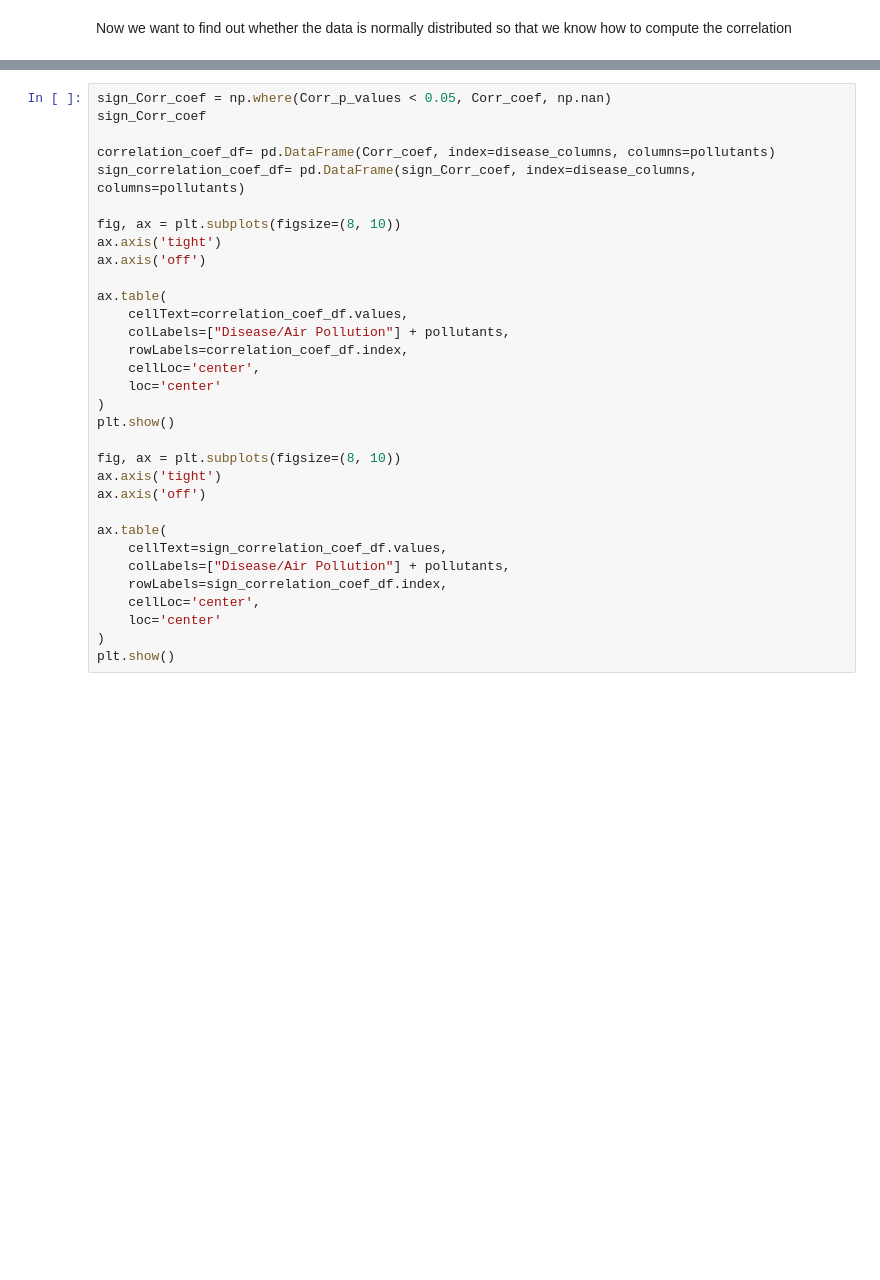
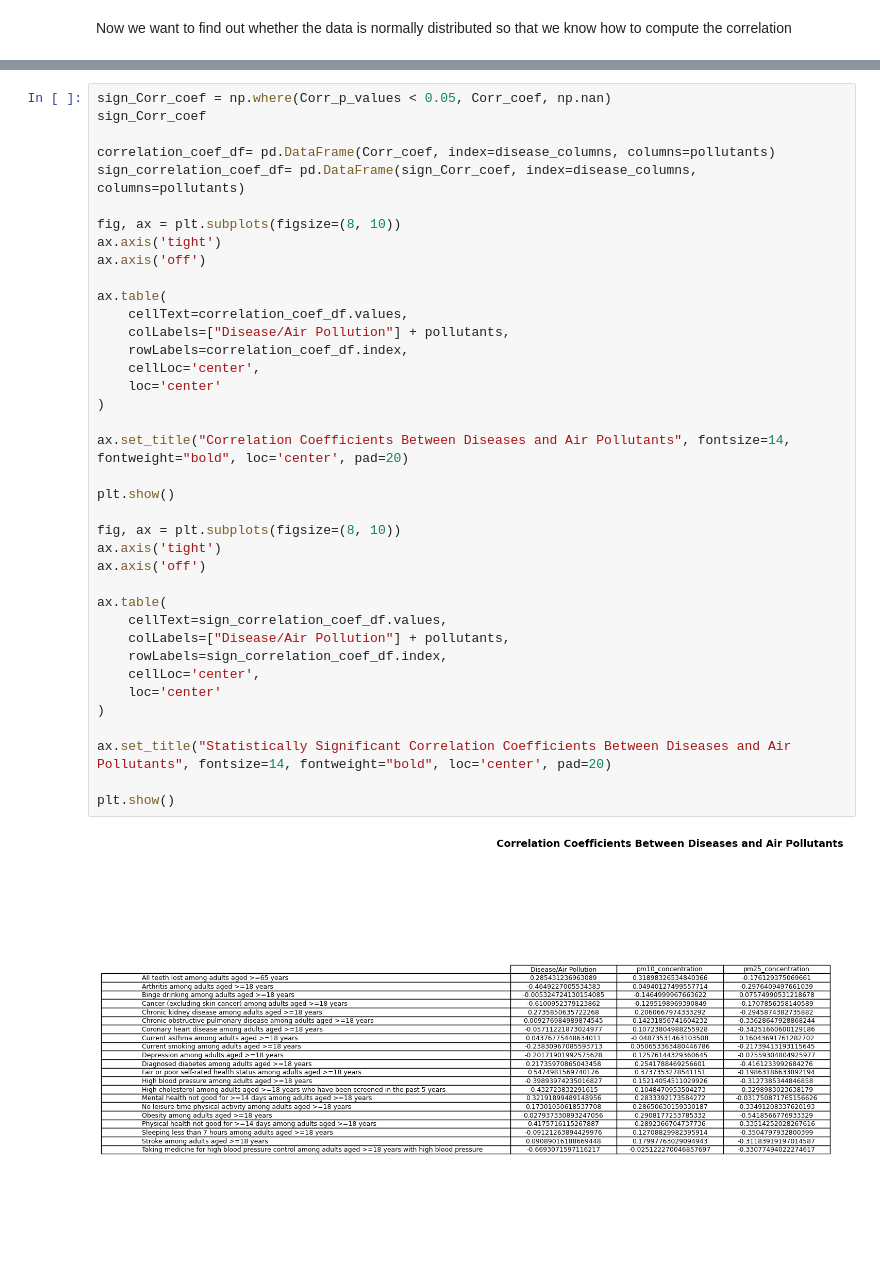
Before and after one commit to filoooooonov/pse-project, a Jupyter notebook: project.ipynb, the cells around one changed output, grey strips where cells are left out. Saved outputs shown, nothing was run; the diff lists cells and outputs as text; blank space fills up the shorter version.

```diff
--- a/project.ipynb
+++ b/project.ipynb
@@ -345,30 +489,38 @@ sign_Corr_coef = np.where(Corr_p_values < 0.05, Corr_coef, np.nan)
 sign_Corr_coef
 
 correlation_coef_df= pd.DataFrame(Corr_coef, index=disease_columns, columns=pollutants)
 sign_correlation_coef_df= pd.DataFrame(sign_Corr_coef, index=disease_columns, columns=pollutants)
 
 fig, ax = plt.subplots(figsize=(8, 10))
 ax.axis('tight')
 ax.axis('off')
 
 ax.table(
     cellText=correlation_coef_df.values,
     colLabels=["Disease/Air Pollution"] + pollutants,
     rowLabels=correlation_coef_df.index,
     cellLoc='center',
     loc='center'
 )
+
+ax.set_title("Correlation Coefficients Between Diseases and Air Pollutants", fontsize=14, fontweight="bold", loc='center', pad=20)
+
 plt.show()
 
 fig, ax = plt.subplots(figsize=(8, 10))
 ax.axis('tight')
 ax.axis('off')
 
 ax.table(
     cellText=sign_correlation_coef_df.values,
     colLabels=["Disease/Air Pollution"] + pollutants,
     rowLabels=sign_correlation_coef_df.index,
     cellLoc='center',
     loc='center'
 )
+
+ax.set_title("Statistically Significant Correlation Coefficients Between Diseases and Air Pollutants", fontsize=14, fontweight="bold", loc='center', pad=20)
+
 plt.show()
+# %% [output]
+[figure, added]
```
Also changed, not shown: parts of 20 cells of this notebook.
